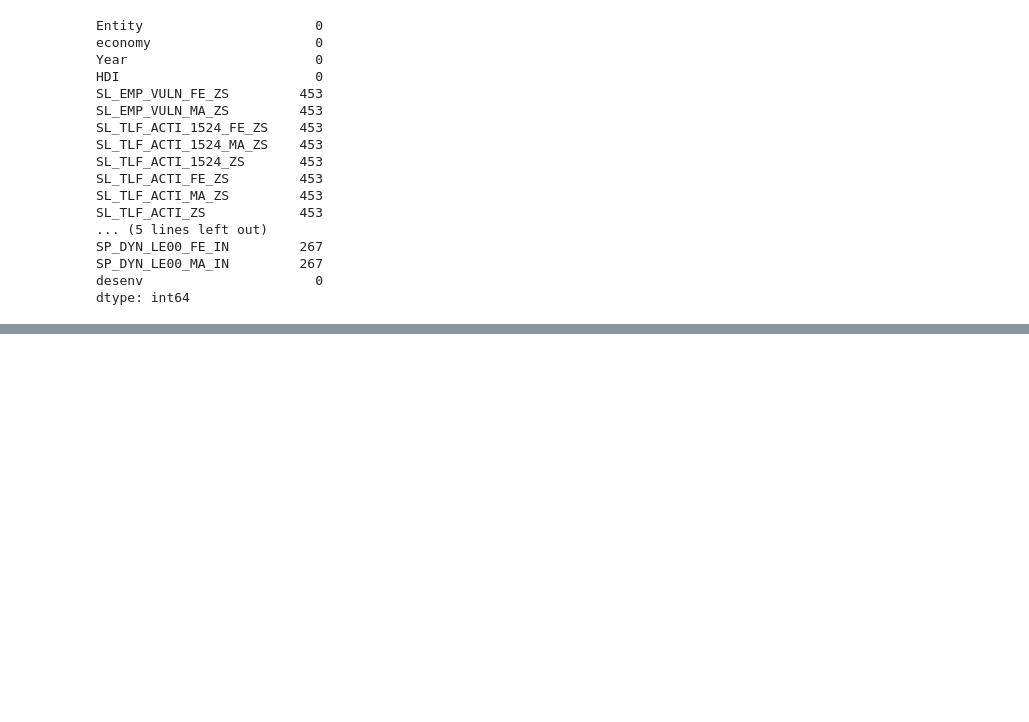
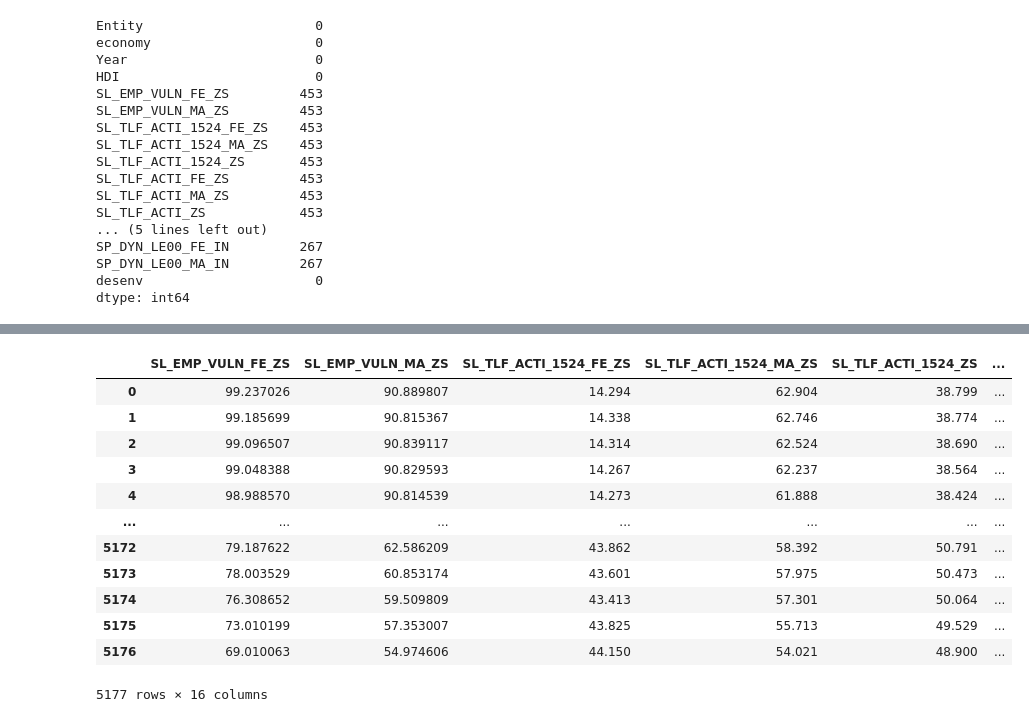
Before and after one commit to JonasFOliveira/ML-Final-Project, a Jupyter notebook: transform_wb_ML.ipynb, the cells around one changed output, grey strips where cells are left out. Saved outputs shown, nothing was run; the diff lists cells and outputs as text; code cells hidden in the pictures; blank space fills up the shorter version.

```diff
--- a/transform_wb_ML.ipynb
+++ b/transform_wb_ML.ipynb
@@ -175,6 +108,8 @@ dtype: int64
 merge_df.dropna(inplace=True)
 merge_df.reset_index(inplace=True, drop=True)
 
-merge_df.drop(columns = ['Entity', 'economy', 'Year'], inplace=True)
-merge_df.to_csv('final_data_clean.csv', index=False)
-merge_df
+HDI_results = merge_df.drop(columns = ['Entity', 'economy', 'Year', 'desenv'])
+class_results = merge_df.drop(columns = ['Entity', 'economy', 'Year', 'HDI'])
+
+HDI_results.to_csv('HDI_results.csv', index=False)
+class_results.to_csv('class_results.csv', index=False)
@@ -194,0 +132,16 @@ merge_df
+# %%
+class_results
+# %% [output]
+|  | SL_EMP_VULN_FE_ZS | SL_EMP_VULN_MA_ZS | SL_TLF_ACTI_1524_FE_ZS | SL_TLF_ACTI_1524_MA_ZS | SL_TLF_ACTI_1524_ZS | ... |
+| 0 | 99.237026 | 90.889807 | 14.294 | 62.904 | 38.799 | ... |
+| 1 | 99.185699 | 90.815367 | 14.338 | 62.746 | 38.774 | ... |
+| 2 | 99.096507 | 90.839117 | 14.314 | 62.524 | 38.690 | ... |
+| 3 | 99.048388 | 90.829593 | 14.267 | 62.237 | 38.564 | ... |
+| 4 | 98.988570 | 90.814539 | 14.273 | 61.888 | 38.424 | ... |
+| ... | ... | ... | ... | ... | ... | ... |
+| 5172 | 79.187622 | 62.586209 | 43.862 | 58.392 | 50.791 | ... |
+| 5173 | 78.003529 | 60.853174 | 43.601 | 57.975 | 50.473 | ... |
+| 5174 | 76.308652 | 59.509809 | 43.413 | 57.301 | 50.064 | ... |
+| 5175 | 73.010199 | 57.353007 | 43.825 | 55.713 | 49.529 | ... |
+| 5176 | 69.010063 | 54.974606 | 44.150 | 54.021 | 48.900 | ... |
+5177 rows × 16 columns
```
Also changed, not shown: parts of 5 cells of this notebook, 2 other files.
